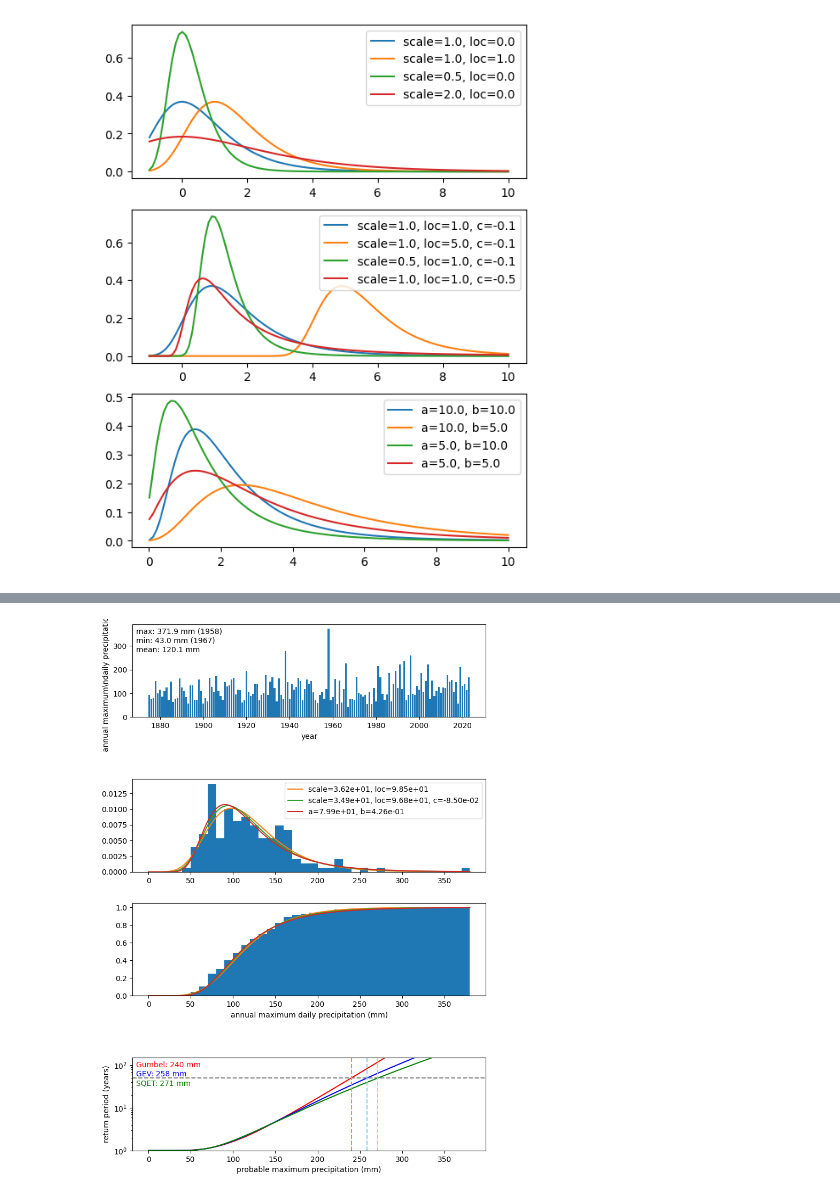
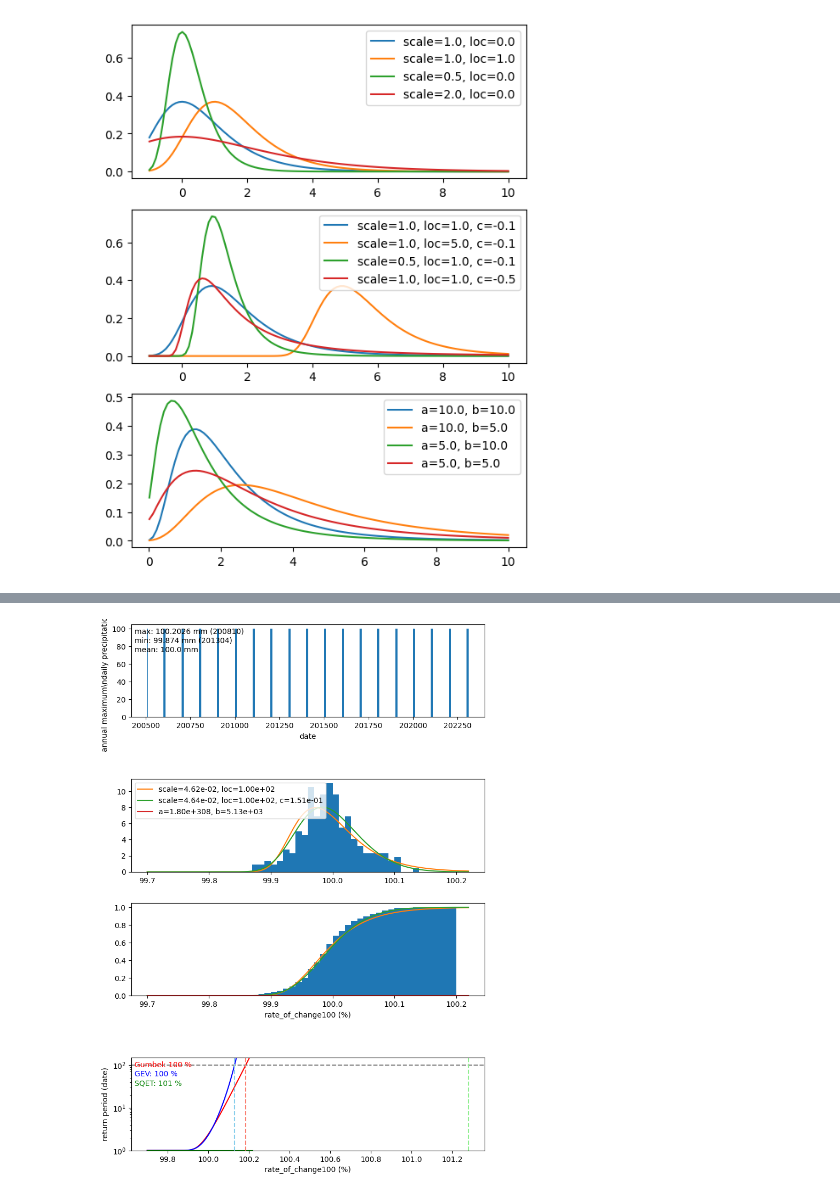
Before and after one commit to TomoharuKurosu/Tomoaharu_Kurosu_2023, a Jupyter notebook: 100年に一度_株価変化率.ipynb, the cells around one changed output, grey strips where cells are left out. Saved outputs shown, nothing was run; the diff lists cells and outputs as text; code cells hidden in the pictures.

```diff
--- a/100年に一度_株価変化率.ipynb
+++ b/100年に一度_株価変化率.ipynb
@@ -313,38 +303,40 @@ ax04 = fig.add_axes([0.10, 0.10, 0.80, 0.15])
 
 # --- plot 1
 # 年最大日降水量を西暦毎にバーグラフで表示
-ax01.bar(year, annual_max_daily_prcp)
+ax01.bar(date, rate_of_change100)
 
-ax01.set_xlabel('year')
+ax01.set_xlabel('date')
 ax01.set_ylabel('annual maximum\\ndaily precipitation (mm)')
 
 # グラフ上に最大値、最小値、平均値を表示
-fig.text(0.01, 0.9, f'max: {annual_max_daily_prcp.max()} mm ({year[np.argmax(annual_max_daily_prcp)]})', transform=ax01.transAxes)
-fig.text(0.01, 0.8, f'min: {annual_max_daily_prcp.min()} mm ({year[np.argmin(annual_max_daily_prcp)]})', transform=ax01.transAxes)
-fig.text(0.01, 0.7, f'mean: {annual_max_daily_prcp.mean():.1f} mm', transform=ax01.transAxes)
+fig.text(0.01, 0.9, f'max: {rate_of_change100.max()} mm ({date[np.argmax(rate_of_change100)]})', transform=ax01.transAxes)
+fig.text(0.01, 0.8, f'min: {rate_of_change100.min()} mm ({date[np.argmin(rate_of_change100)]})', transform=ax01.transAxes)
+fig.text(0.01, 0.7, f'mean: {rate_of_change100.mean():.1f} mm', transform=ax01.transAxes)
 
 # --- plot 2 と plot 3
 # Gumbel分布を当てはめる
-loc_gumbel, scale_gumbel = ss.gumbel_r.fit(annual_max_daily_prcp, method='MLE')
+loc_gumbel, scale_gumbel = ss.gumbel_r.fit(rate_of_change100, method='MLE')
 
 # 一般化極値分布を当てはめる
-c_gev, loc_gev, scale_gev = ss.genextreme.fit(annual_max_daily_prcp, method='MLE')
+c_gev, loc_gev, scale_gev = ss.genextreme.fit(rate_of_change100, method='MLE')
 
 # 平方根指数型最大値分布を当てはめる
-res = minimize(mL_sqet, x0=[1.0], args=annual_max_daily_prcp,
+res = minimize(mL_sqet, x0=[1.0], args=rate_of_change100,
                bounds=[(0, None)], method='Nelder-Mead')
 b_sqet = res.x[0]
-a_sqet = b2a_sqet(b_sqet, annual_max_daily_prcp)
+a_sqet = b2a_sqet(b_sqet, rate_of_change100)
 
 gbl = ss.gumbel_r(loc=loc_gumbel, scale=scale_gumbel)
 gev = ss.genextreme(c=c_gev, loc=loc_gev, scale=scale_gev)
 
 # bin, x のためのリストを作成する
-bins = [10*(i+1) for i in range(int(annual_max_daily_prcp.max()/10) + 1)]
-x = np.linspace(0.0, 10.0*(int(annual_max_daily_prcp.max()/10) + 1), 20*int(annual_max_daily_prcp.max()/10) + 1)
+#bins = [10*(i+1) for i in range(intrate_of_change100.max()/10) + 1)]
+#x = np.linspace(0.0, 10.0*(int(rate_of_change100.max()/10) + 1), 20*int(rate_of_change100.max()/10) + 1)
+bins = [99.7+0.01*(i+1) for i in range(int((rate_of_change100.max()-99.7)/0.01))]
+x = np.linspace(99.7, 0.01*(int(rate_of_change100.max()/0.01) + 2), 20*int((rate_of_change100.max()-99.7)/0.01) + 1)
 
 # ヒストグラムを表示
-ax02.hist(annual_max_daily_prcp, bins=bins, density=True)
+ax02.hist(rate_of_change100, bins=bins, density=True)
 
 # 当てはめた分布をプロット
 ax02.plot(x, gbl.pdf(x), label=f"scale={scale_gumbel:.2e}, loc={loc_gumbel:.2e}")
@@ -354,12 +346,12 @@ ax02.plot(x, sqet(x, a_sqet, b_sqet), label=f"a={a_sqet:.2e}, b={b_sqet:.2e}")
 ax02.legend()
 
 # 累積ヒストグラムを表示
-ax03.hist(annual_max_daily_prcp, bins=bins, cumulative=True, density=True)
+ax03.hist(rate_of_change100, bins=bins, cumulative=True, density=True)
 ax03.plot(x, gbl.cdf(x))
 ax03.plot(x, gev.cdf(x))
 ax03.plot(x, sqet_cdf(x, a_sqet, b_sqet))
 
-ax03.set_xlabel('annual maximum daily precipitation (mm)')
+ax03.set_xlabel('rate_of_change100 (%)')
 
 # --- plot 4
 # 再現期間と確率降水量のプロット
@@ -369,8 +361,8 @@ ax04.plot(x, 1.0/(1.0-sqet_cdf(x, a_sqet, b_sqet)), color='green')
 
 ax04.set_yscale('log')
 ax04.set_ylim(1, 150)
-ax04.set_xlabel('probable maximum precipitation (mm)')
-ax04.set_ylabel('return period (years)')
+ax04.set_xlabel('rate_of_change100 (%)')
+ax04.set_ylabel('return period (date)')
 
 # 確率降水量の値を求める式
 # Gumbel分布
@@ -379,42 +371,42 @@ def pp_gumbel(scale, loc, T):
     x = loc - scale*np.log(-np.log(p))
 
     return x
 
 # 一般化極値分布
 def pp_gev(c, scale, loc, T):
     p = 1.0 - 1.0/T
     x = loc + scale/c*(1.0-(-np.log(p))**c)
 
     return x
 
 # 平方根指数型最大値分布
 def pp_sqet(a, b, T):
     p = 1.0 - 1.0/T
 
     def f(t):
         return np.log(1.0 + t) - t - np.log(-1.0/a*np.log(p))
 
     sol = root_scalar(f=f, method='newton', x0=100.0)
     x = sol.root**2/b
 
     return x
 
-# 再現期間50年の確率降水量を算出し、線を引く
-ax04.axhline(50.0, color='gray', linestyle='dashed')
-ax04.axvline([pp_gumbel(scale_gumbel, loc_gumbel, 50.0)], color='salmon', linestyle='dashed')
-ax04.axvline([pp_gev(c_gev, scale_gev, loc_gev, 50.0)], color='skyblue', linestyle='dashed')
-ax04.axvline([pp_sqet(a_sqet, b_sqet, 50.0)], color='lightgreen', linestyle='dashed')
+# 再現期間100年の確率降水量を算出し、線を引く
+ax04.axhline(100.0, color='gray', linestyle='dashed')
+ax04.axvline([pp_gumbel(scale_gumbel, loc_gumbel, 100.0)], color='salmon', linestyle='dashed')
+ax04.axvline([pp_gev(c_gev, scale_gev, loc_gev, 100.0)], color='skyblue', linestyle='dashed')
+ax04.axvline([pp_sqet(a_sqet, b_sqet, 100.0)], color='lightgreen', linestyle='dashed')
 
 # グラフ上に再現期間50年の確率降水量の値を書く
-fig.text(0.01, 0.9, f'Gumbel: {pp_gumbel(scale_gumbel, loc_gumbel, 50.0):.0f} mm', color='red', transform=ax04.transAxes)
-fig.text(0.01, 0.8, f'GEV: {pp_gev(c_gev, scale_gev, loc_gev, 50.0):.0f} mm', color='blue', transform=ax04.transAxes)
-fig.text(0.01, 0.7, f'SQET: {pp_sqet(a_sqet, b_sqet, 50.0):.0f} mm', color='green', transform=ax04.transAxes)
+fig.text(0.01, 0.9, f'Gumbel: {pp_gumbel(scale_gumbel, loc_gumbel, 100.0):.0f} %', color='red', transform=ax04.transAxes)
+fig.text(0.01, 0.8, f'GEV: {pp_gev(c_gev, scale_gev, loc_gev, 100.0):.0f} %', color='blue', transform=ax04.transAxes)
+fig.text(0.01, 0.7, f'SQET: {pp_sqet(a_sqet, b_sqet, 100.0):.0f} %', color='green', transform=ax04.transAxes)
 
 #------------------------------------------------------------------------------
 # --- 図の保存
 plt.savefig(out_fig_path, transparent=False)
 # %% [output]
-[figure, old version]
+[figure, new version]
 # %%
 import matplotlib.pyplot as plt
 import numpy as np
```
Also changed, not shown: parts of 6 cells of this notebook.
